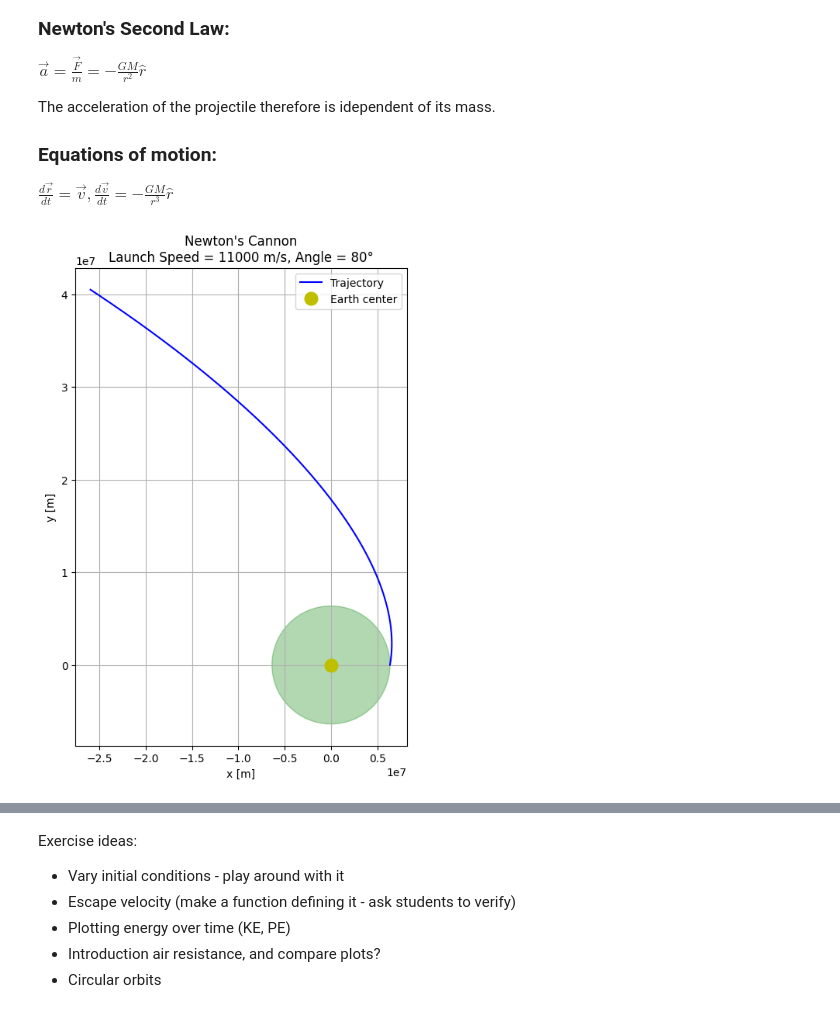
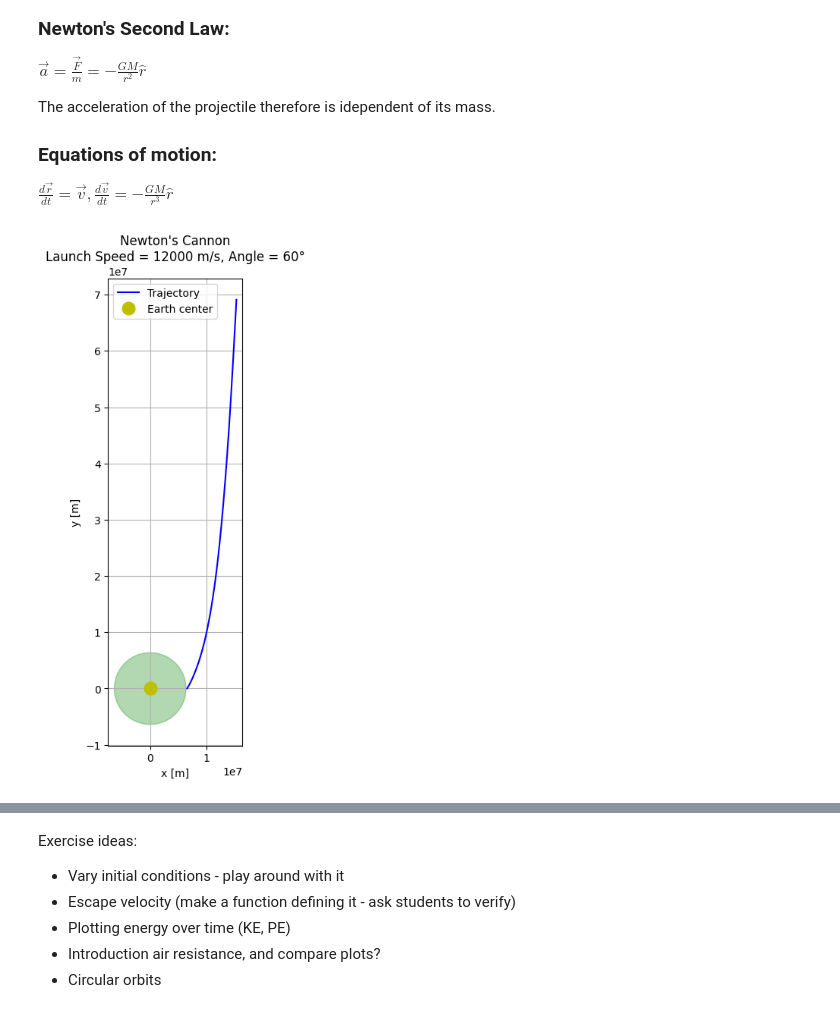
Before and after one commit to OscarZimmerman/PhysDemo, a Jupyter notebook: Internship2025/PhysDemo/phys.ipynb, the cells around one changed output, grey strips where cells are left out. Saved outputs shown, nothing was run; the diff lists cells and outputs as text; code cells hidden in the pictures.

```diff
--- a/Internship2025/PhysDemo/phys.ipynb
+++ b/Internship2025/PhysDemo/phys.ipynb
@@ -37,81 +37,65 @@ The acceleration of the projectile therefore is idependent of its mass.
 
 $ \frac{d\vec{r}}{dt} = \vec{v},  \frac{d\vec{v}}{dt} = -\frac{GM}{r^{3}}\hat{r}$
 # %%
-# Launch parameters
-altitude = 2000
-launch_angle_deg = 80  # angle from horizontal
-launch_speed = 11000    # m/s
-
-# Convert angle to radians
-theta = np.radians(launch_angle_deg)
-
-# Initial position (from center of Earth)
-r0 = R_earth + altitude
-x0 = r0
-y0 = 0
-
-# Initial velocity components
-vx0 = 0
-vy0 = launch_speed
-
-# Rotate velocity vector to match angle
-vx = launch_speed * np.cos(theta)
-vy = launch_speed * np.sin(theta)
-
-# Define Initial state vector
-y_init = [x0, y0, vx, vy]
-
 
 # Time span
-t_max = 10000  # seconds
+t_max = 1000000  # seconds
 t_eval = np.linspace(0, t_max, 2000)
 
 # Define a separate event function
 def hit_earth_event(t, y, G, M):
     r = np.sqrt(y[0]**2 + y[1]**2)
     return r - R_earth  # triggers when r = R_earth
 
 hit_earth_event.terminal = True  # stop the integration
 hit_earth_event.direction = -1   # only trigger when approaching Earth
 
 def cannon(t, y, G, M):  # Function defining Newton's 2nd law as a system of ODEs
     rx, ry, vx, vy = y
     r = np.sqrt(rx**2 + ry**2)
     ax = -G * M * rx / r**3
     ay = -G * M * ry / r**3
     return [vx, vy, ax, ay]
 
 
-sol = solve_ivp(        #initial value problem solver which integrates the ODEs
-    cannon,
-    [0, t_max],
-    y_init,
-    t_eval=t_eval,
-    args=(G, M_earth),
-    rtol=1e-8,
-    events=hit_earth_event  # end point
-)
 
 
-x = sol.y[0] # x position determined by the ODE solver
-y = sol.y[1] # y position determined by the ODE solver
+def simulate_cannon(altitude, launch_angle_deg, launch_speed, t_max=10000):
+    theta = np.radians(launch_angle_deg)
+    r0 = R_earth + altitude
+    x0, y0 = r0, 0
+    vx = launch_speed * np.cos(theta)
+    vy = launch_speed * np.sin(theta)
+    y_init = [x0, y0, vx, vy]
+    t_eval = np.linspace(0, t_max, 2000)
 
+    sol = solve_ivp(
+        cannon, [0, t_max], y_init, t_eval=t_eval,
+        args=(G, M_earth), rtol=1e-8, events=hit_earth_event
+    )
 
-# Plot the result
-fig, ax = plt.subplots(figsize=(8, 8))
-ax.plot(x, y, label="Trajectory", color='blue')
-ax.plot(0, 0, 'yo', markersize=12, label="Earth center")
+    x = sol.y[0]  # x position determined by the ODE solver
+    y = sol.y[1]  # y position determined by the ODE solver
 
-# Draw Earth
-earth = plt.Circle((0, 0), R_earth, color='green', alpha=0.3)
-ax.add_patch(earth)# Define a separate event function
+    # Plot the result
+    fig, ax = plt.subplots(figsize=(8, 8))
+    ax.plot(x, y, label="Trajectory", color='blue')
+    ax.plot(0, 0, 'yo', markersize=12, label="Earth center")
 
-ax.set_aspect('equal')
-ax.set_xlabel("x [m]")
-ax.set_ylabel("y [m]")
-ax.set_title(f"Newton's Cannon\nLaunch Speed = {launch_speed} m/s, Angle = {launch_angle_deg}°")
-ax.grid(True)
-ax.legend()
-plt.show()
+    # Draw Earth
+    earth = plt.Circle((0, 0), R_earth, color='green', alpha=0.3)
+    ax.add_patch(earth)# Define a separate event function
+
+    ax.set_aspect('equal')
+    ax.set_xlabel("x [m]")
+    ax.set_ylabel("y [m]")
+    ax.set_title(f"Newton's Cannon\nLaunch Speed = {launch_speed} m/s, Angle = {launch_angle_deg}°")
+    ax.grid(True)
+    ax.legend()
+    plt.show()
+
+    return sol
+
+simulate_cannon(200000, 60, 12000)
 # %% [output]
-[figure, old version]
+[figure, new version]
```
Also changed, not shown: parts of 10 cells of this notebook.
